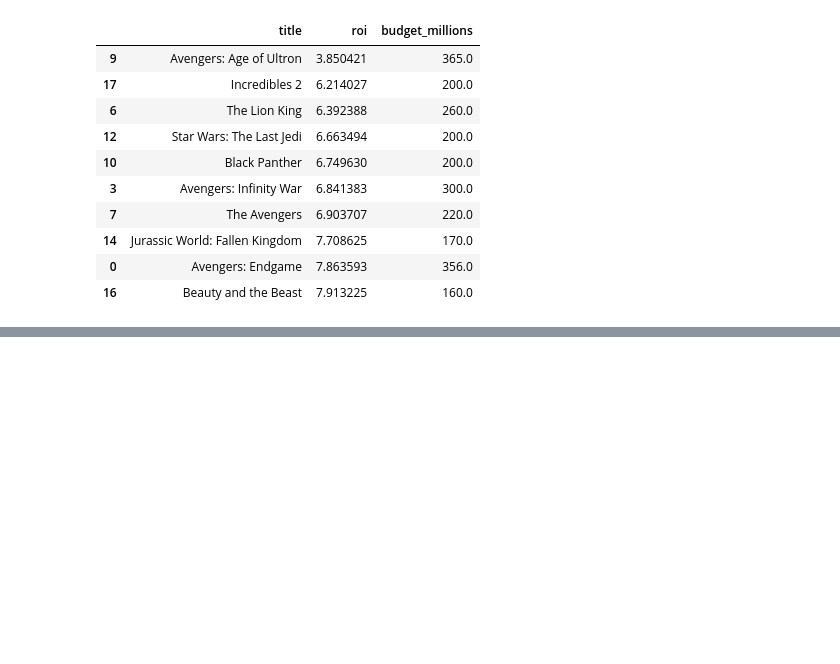
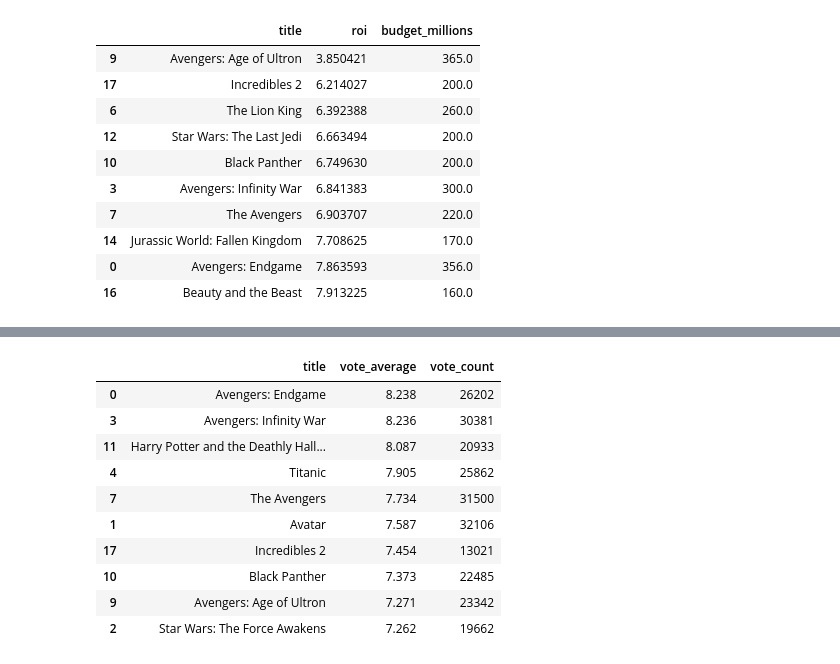
Before and after one commit to Hakeemwiki/DE-Projects, a Jupyter notebook: notebooks/TMDB_Movie_analysis.ipynb, the cells around one changed output, grey strips where cells are left out. Saved outputs shown, nothing was run; the diff lists cells and outputs as text; code cells hidden in the pictures; blank space fills up the shorter version.

```diff
--- a/notebooks/TMDB_Movie_analysis.ipynb
+++ b/notebooks/TMDB_Movie_analysis.ipynb
@@ -509,0 +536,15 @@ lowest_roi[['title', 'roi', 'budget_millions']]
+# %%
+most_rated = kpi_ranking(data, 'vote_average', filter_operation= '>=', filter_column='vote_count', filter_value=10)
+most_rated[['title', 'vote_average', 'vote_count']]
+# %% [output]
+|  | title | vote_average | vote_count |
+| 0 | Avengers: Endgame | 8.238 | 26202 |
+| 3 | Avengers: Infinity War | 8.236 | 30381 |
+| 11 | Harry Potter and the Deathly Hall... | 8.087 | 20933 |
+| 4 | Titanic | 7.905 | 25862 |
+| 7 | The Avengers | 7.734 | 31500 |
+| 1 | Avatar | 7.587 | 32106 |
+| 17 | Incredibles 2 | 7.454 | 13021 |
+| 10 | Black Panther | 7.373 | 22485 |
+| 9 | Avengers: Age of Ultron | 7.271 | 23342 |
+| 2 | Star Wars: The Force Awakens | 7.262 | 19662 |
```
Also changed, not shown: parts of 13 cells of this notebook.
